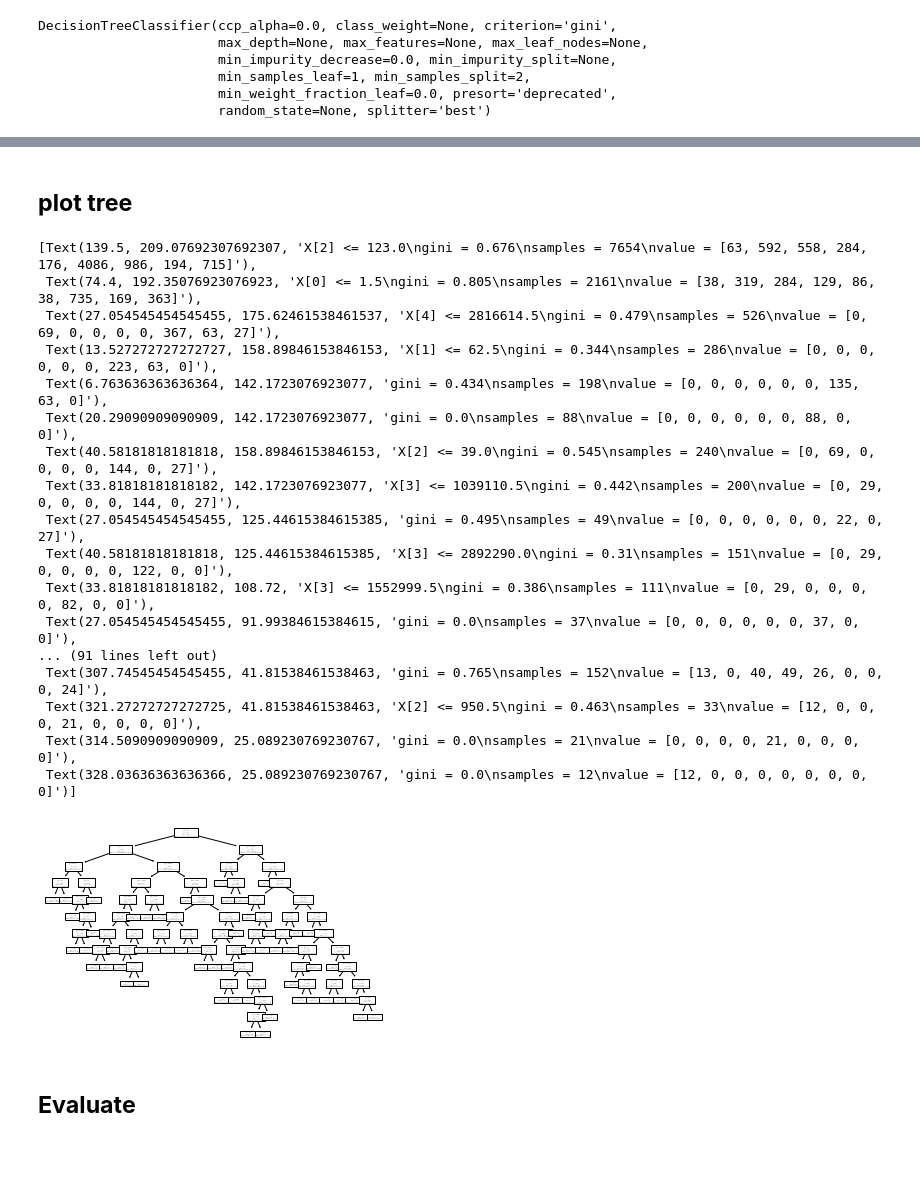
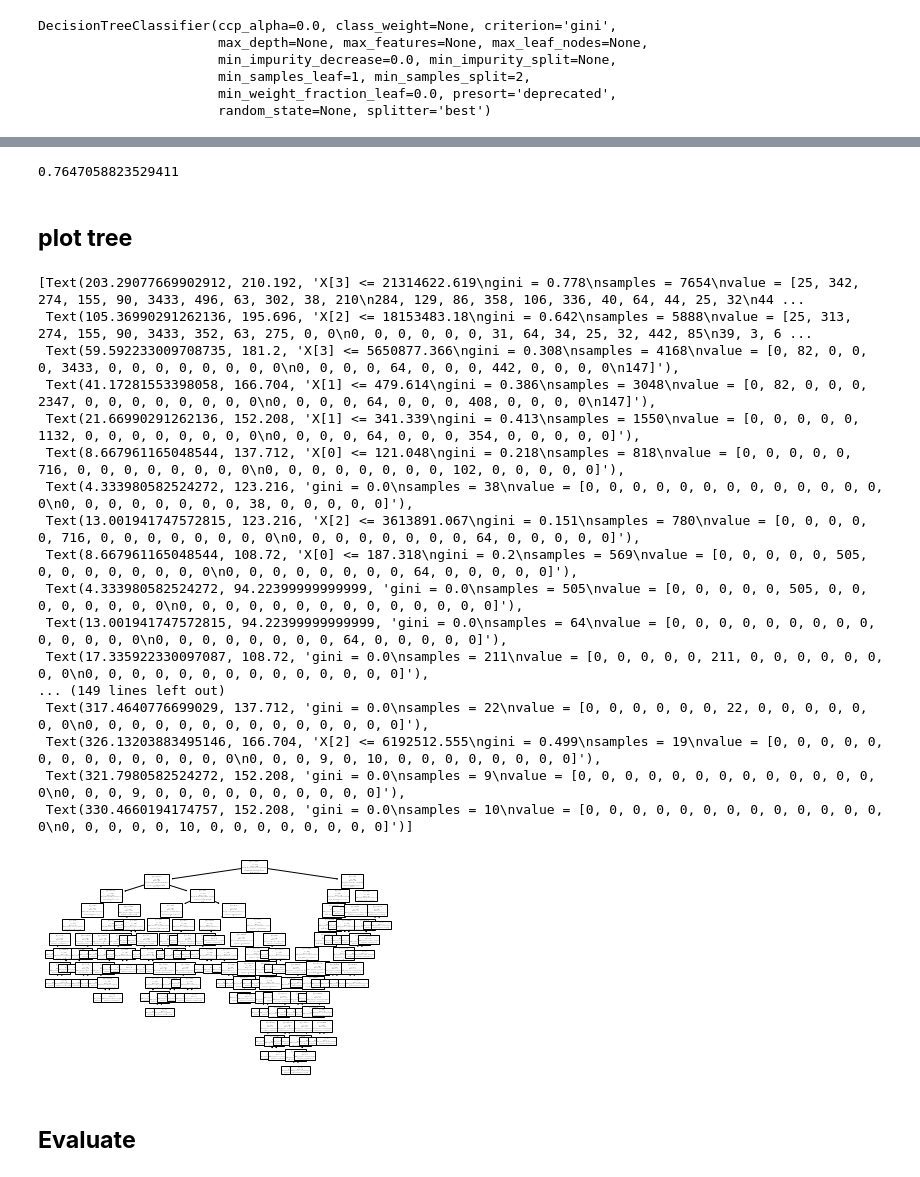
Before and after one commit to Jaomiew/DWDM21, a Jupyter notebook: Project_ล่าสุด.ipynb, the cells around one changed output, grey strips where cells are left out. Drawn from its saved outputs; the diff is of its cells as text; code cells hidden in the pictures.

```diff
--- a/Project_ล่าสุด.ipynb
+++ b/Project_ล่าสุด.ipynb
@@ -997,0 +1057,2 @@ table_challenge #เรียกดูตาราง
+# %%
+table_challenge = table_challenge.drop('class',axis=1) ##ลบ column : class
@@ -998,5 +1075,5 @@ table_challenge #เรียกดูตาราง
 # %%
-X = table_challenge[['class','exact_km','km','จำนวนผู้เยี่ยมเยือนทั้งหมด (คน)_x','จำนวนผู้เยี่ยมเยือนทั้งหมด (คน)_y']] ### กำหนด X และ y
+X = table_challenge[['exact_km','km','จำนวนผู้เยี่ยมเยือนทั้งหมด (คน)_x','จำนวนผู้เยี่ยมเยือนทั้งหมด (คน)_y']] ### กำหนด X และ y
 y = table_challenge[['NameFee']]
 # %%
 X.dtypes ##ดูชนิดข้อมูลของ X
@@ -1050,3 +1126,12 @@ DecisionTreeClassifier(ccp_alpha=0.0, class_weight=None, criterion='gini',
                        min_samples_leaf=1, min_samples_split=2,
                        min_weight_fraction_leaf=0.0, presort='deprecated',
                        random_state=None, splitter='best')
+# %%
+#define
+mytree1 = DecisionTreeClassifier(max_depth=5,random_state=13)
+#train
+mytree1.fit(X_train2,y_train2)
+#test
+mytree1_result = mytree1.predict(X_val)
+#accuracy_score
+accuracy_score(y_val, mytree1_result)
@@ -1052,0 +1140,9 @@ DecisionTreeClassifier(ccp_alpha=0.0, class_weight=None, criterion='gini',
+# %%
+#define
+mytree2 = DecisionTreeClassifier(splitter='random',random_state=13)
+#train
+mytree2.fit(X_train2,y_train2)
+#test
+mytree_result2 = mytree2.predict(X_val)
+#accuracy_score
+accuracy_score(y_val, mytree_result2)
@@ -1053,27 +1162,38 @@ DecisionTreeClassifier(ccp_alpha=0.0, class_weight=None, criterion='gini',
+# %%
+#define
+mytree4 = DecisionTreeClassifier(criterion='gini',max_leaf_nodes=50,splitter='random',random_state=13)
+#train
+mytree4.fit(X_train2,y_train2)
+#test
+mytree_result4 = mytree4.predict(X_val)
+#accuracy_score
+accuracy_score(y_val, mytree_result4)
+# %% [output]
+0.7647058823529411
 # %% [markdown]
 ## **plot tree**
 # %%
 from sklearn.tree import plot_tree ##Import
-plot_tree(mytree)  ##plot ต้นไม้
+plot_tree(mytree2)  ##plot ต้นไม้
 # %% [output]
-[Text(139.5, 209.07692307692307, 'X[2] <= 123.0\ngini = 0.676\nsamples = 7654\nvalue = [63, 592, 558, 284, 176, 4086, 986, 194, 715]'),
- Text(74.4, 192.35076923076923, 'X[0] <= 1.5\ngini = 0.805\nsamples = 2161\nvalue = [38, 319, 284, 129, 86, 38, 735, 169, 363]'),
- Text(27.054545454545455, 175.62461538461537, 'X[4] <= 2816614.5\ngini = 0.479\nsamples = 526\nvalue = [0, 69, 0, 0, 0, 0, 367, 63, 27]'),
- Text(13.527272727272727, 158.89846153846153, 'X[1] <= 62.5\ngini = 0.344\nsamples = 286\nvalue = [0, 0, 0, 0, 0, 0, 223, 63, 0]'),
- Text(6.763636363636364, 142.1723076923077, 'gini = 0.434\nsamples = 198\nvalue = [0, 0, 0, 0, 0, 0, 135, 63, 0]'),
- Text(20.29090909090909, 142.1723076923077, 'gini = 0.0\nsamples = 88\nvalue = [0, 0, 0, 0, 0, 0, 88, 0, 0]'),
- Text(40.58181818181818, 158.89846153846153, 'X[2] <= 39.0\ngini = 0.545\nsamples = 240\nvalue = [0, 69, 0, 0, 0, 0, 144, 0, 27]'),
- Text(33.81818181818182, 142.1723076923077, 'X[3] <= 1039110.5\ngini = 0.442\nsamples = 200\nvalue = [0, 29, 0, 0, 0, 0, 144, 0, 27]'),
- Text(27.054545454545455, 125.44615384615385, 'gini = 0.495\nsamples = 49\nvalue = [0, 0, 0, 0, 0, 0, 22, 0, 27]'),
- Text(40.58181818181818, 125.44615384615385, 'X[3] <= 2892290.0\ngini = 0.31\nsamples = 151\nvalue = [0, 29, 0, 0, 0, 0, 122, 0, 0]'),
- Text(33.81818181818182, 108.72, 'X[3] <= 1552999.5\ngini = 0.386\nsamples = 111\nvalue = [0, 29, 0, 0, 0, 0, 82, 0, 0]'),
- Text(27.054545454545455, 91.99384615384615, 'gini = 0.0\nsamples = 37\nvalue = [0, 0, 0, 0, 0, 0, 37, 0, 0]'),
-... (91 lines left out)
- Text(307.74545454545455, 41.81538461538463, 'gini = 0.765\nsamples = 152\nvalue = [13, 0, 40, 49, 26, 0, 0, 0, 24]'),
- Text(321.27272727272725, 41.81538461538463, 'X[2] <= 950.5\ngini = 0.463\nsamples = 33\nvalue = [12, 0, 0, 0, 21, 0, 0, 0, 0]'),
- Text(314.5090909090909, 25.089230769230767, 'gini = 0.0\nsamples = 21\nvalue = [0, 0, 0, 0, 21, 0, 0, 0, 0]'),
- Text(328.03636363636366, 25.089230769230767, 'gini = 0.0\nsamples = 12\nvalue = [12, 0, 0, 0, 0, 0, 0, 0, 0]')]
+[Text(203.29077669902912, 210.192, 'X[3] <= 21314622.619\ngini = 0.778\nsamples = 7654\nvalue = [25, 342, 274, 155, 90, 3433, 496, 63, 302, 38, 210\n284, 129, 86, 358, 106, 336, 40, 64, 44, 25, 32\n44 ...
+ Text(105.36990291262136, 195.696, 'X[2] <= 18153483.18\ngini = 0.642\nsamples = 5888\nvalue = [25, 313, 274, 155, 90, 3433, 352, 63, 275, 0, 0\n0, 0, 0, 0, 0, 0, 31, 64, 34, 25, 32, 442, 85\n39, 3, 6 ...
+ Text(59.592233009708735, 181.2, 'X[3] <= 5650877.366\ngini = 0.308\nsamples = 4168\nvalue = [0, 82, 0, 0, 0, 3433, 0, 0, 0, 0, 0, 0, 0, 0\n0, 0, 0, 0, 64, 0, 0, 0, 442, 0, 0, 0, 0\n147]'),
+ Text(41.17281553398058, 166.704, 'X[1] <= 479.614\ngini = 0.386\nsamples = 3048\nvalue = [0, 82, 0, 0, 0, 2347, 0, 0, 0, 0, 0, 0, 0, 0\n0, 0, 0, 0, 64, 0, 0, 0, 408, 0, 0, 0, 0\n147]'),
+ Text(21.66990291262136, 152.208, 'X[1] <= 341.339\ngini = 0.413\nsamples = 1550\nvalue = [0, 0, 0, 0, 0, 1132, 0, 0, 0, 0, 0, 0, 0, 0\n0, 0, 0, 0, 64, 0, 0, 0, 354, 0, 0, 0, 0, 0]'),
+ Text(8.667961165048544, 137.712, 'X[0] <= 121.048\ngini = 0.218\nsamples = 818\nvalue = [0, 0, 0, 0, 0, 716, 0, 0, 0, 0, 0, 0, 0, 0\n0, 0, 0, 0, 0, 0, 0, 0, 102, 0, 0, 0, 0, 0]'),
+ Text(4.333980582524272, 123.216, 'gini = 0.0\nsamples = 38\nvalue = [0, 0, 0, 0, 0, 0, 0, 0, 0, 0, 0, 0, 0, 0\n0, 0, 0, 0, 0, 0, 0, 0, 38, 0, 0, 0, 0, 0]'),
+ Text(13.001941747572815, 123.216, 'X[2] <= 3613891.067\ngini = 0.151\nsamples = 780\nvalue = [0, 0, 0, 0, 0, 716, 0, 0, 0, 0, 0, 0, 0, 0\n0, 0, 0, 0, 0, 0, 0, 0, 64, 0, 0, 0, 0, 0]'),
+ Text(8.667961165048544, 108.72, 'X[0] <= 187.318\ngini = 0.2\nsamples = 569\nvalue = [0, 0, 0, 0, 0, 505, 0, 0, 0, 0, 0, 0, 0, 0\n0, 0, 0, 0, 0, 0, 0, 0, 64, 0, 0, 0, 0, 0]'),
+ Text(4.333980582524272, 94.22399999999999, 'gini = 0.0\nsamples = 505\nvalue = [0, 0, 0, 0, 0, 505, 0, 0, 0, 0, 0, 0, 0, 0\n0, 0, 0, 0, 0, 0, 0, 0, 0, 0, 0, 0, 0, 0]'),
+ Text(13.001941747572815, 94.22399999999999, 'gini = 0.0\nsamples = 64\nvalue = [0, 0, 0, 0, 0, 0, 0, 0, 0, 0, 0, 0, 0, 0\n0, 0, 0, 0, 0, 0, 0, 0, 64, 0, 0, 0, 0, 0]'),
+ Text(17.335922330097087, 108.72, 'gini = 0.0\nsamples = 211\nvalue = [0, 0, 0, 0, 0, 211, 0, 0, 0, 0, 0, 0, 0, 0\n0, 0, 0, 0, 0, 0, 0, 0, 0, 0, 0, 0, 0, 0]'),
+... (149 lines left out)
+ Text(317.4640776699029, 137.712, 'gini = 0.0\nsamples = 22\nvalue = [0, 0, 0, 0, 0, 0, 22, 0, 0, 0, 0, 0, 0, 0\n0, 0, 0, 0, 0, 0, 0, 0, 0, 0, 0, 0, 0, 0]'),
+ Text(326.13203883495146, 166.704, 'X[2] <= 6192512.555\ngini = 0.499\nsamples = 19\nvalue = [0, 0, 0, 0, 0, 0, 0, 0, 0, 0, 0, 0, 0, 0\n0, 0, 0, 9, 0, 10, 0, 0, 0, 0, 0, 0, 0, 0]'),
+ Text(321.7980582524272, 152.208, 'gini = 0.0\nsamples = 9\nvalue = [0, 0, 0, 0, 0, 0, 0, 0, 0, 0, 0, 0, 0, 0\n0, 0, 0, 9, 0, 0, 0, 0, 0, 0, 0, 0, 0, 0]'),
+ Text(330.4660194174757, 152.208, 'gini = 0.0\nsamples = 10\nvalue = [0, 0, 0, 0, 0, 0, 0, 0, 0, 0, 0, 0, 0, 0\n0, 0, 0, 0, 0, 10, 0, 0, 0, 0, 0, 0, 0, 0]')]
-[figure, old version]
+[figure, new version]
 # %% [markdown]
 ## **Evaluate**
 # %%
```
Also changed, not shown: parts of 78 cells of this notebook.
